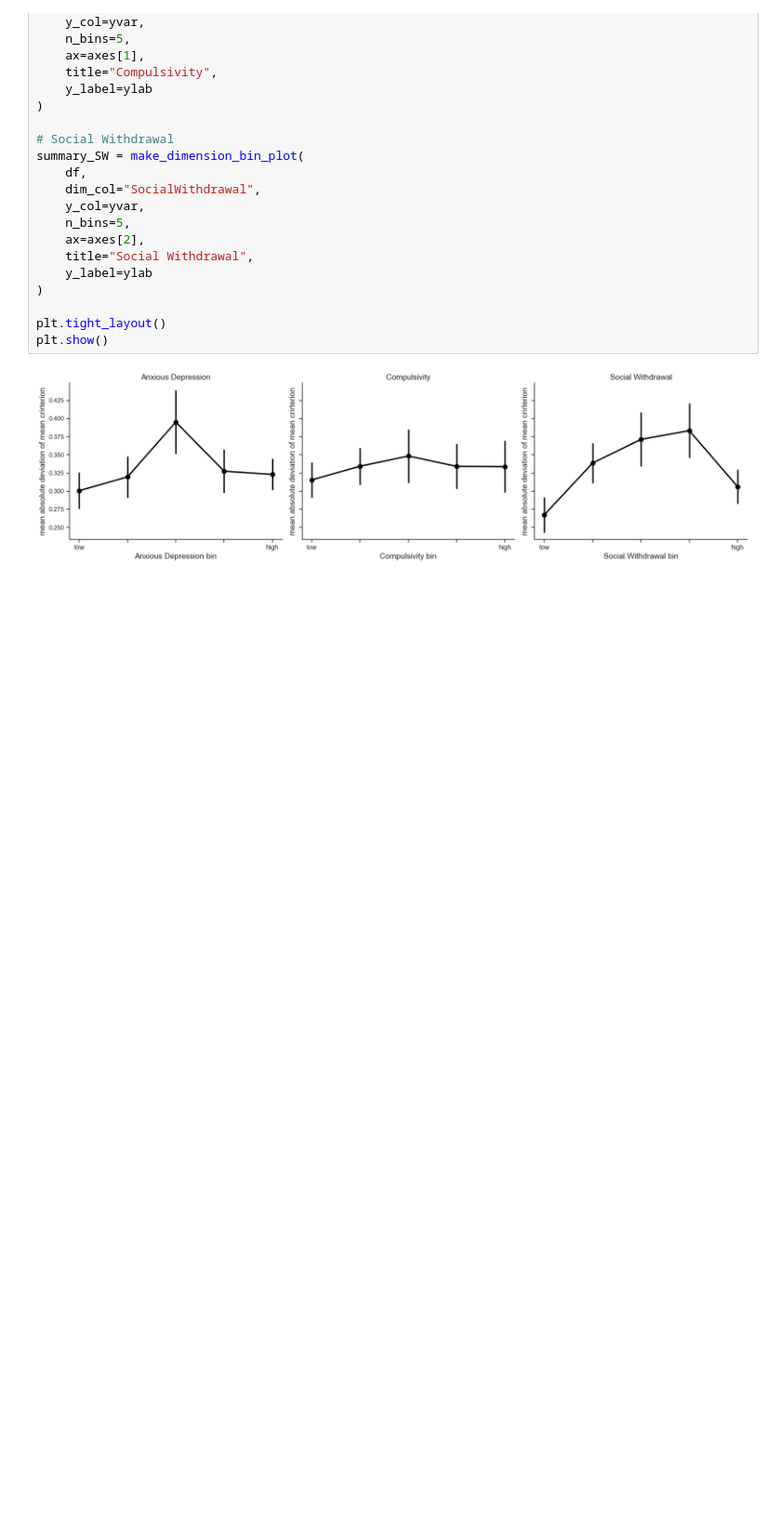
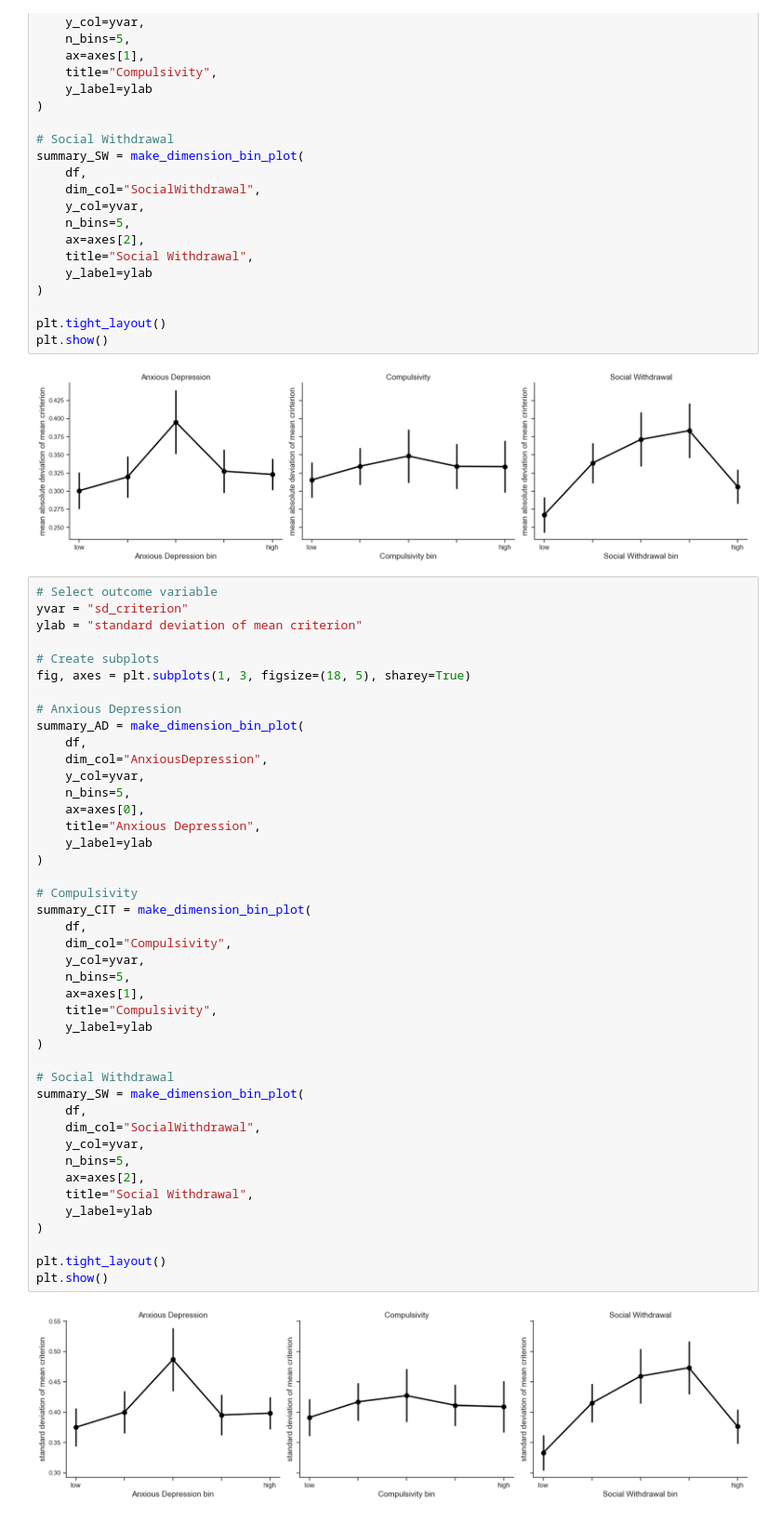
Before and after one commit to davidejongheTheoryandResearch/simulationsHmfc, a Jupyter notebook: Hmfc_on_symptomdata.ipynb, the cells around one changed output. Shown at 93% size. Drawn from its saved outputs; the diff is of its cells as text; blank space fills up the shorter version.

Commit message:
added sd figure

```diff
--- a/Hmfc_on_symptomdata.ipynb
+++ b/Hmfc_on_symptomdata.ipynb
@@ -795,3 +795,48 @@ plt.tight_layout()
 plt.show()
 # %% [output]
 [figure]
+# %%
+# Select outcome variable
+yvar = "sd_criterion"
+ylab = "standard deviation of mean criterion"
+
+# Create subplots
+fig, axes = plt.subplots(1, 3, figsize=(18, 5), sharey=True)
+
+# Anxious Depression
+summary_AD = make_dimension_bin_plot(
+    df,
+    dim_col="AnxiousDepression",
+    y_col=yvar,
+    n_bins=5,
+    ax=axes[0],
+    title="Anxious Depression",
+    y_label=ylab
+)
+
+# Compulsivity
+summary_CIT = make_dimension_bin_plot(
+    df,
+    dim_col="Compulsivity",
+    y_col=yvar,
+    n_bins=5,
+    ax=axes[1],
+    title="Compulsivity",
+    y_label=ylab
+)
+
+# Social Withdrawal
+summary_SW = make_dimension_bin_plot(
+    df,
+    dim_col="SocialWithdrawal",
+    y_col=yvar,
+    n_bins=5,
+    ax=axes[2],
+    title="Social Withdrawal",
+    y_label=ylab
+)
+
+plt.tight_layout()
+plt.show()
+# %% [output]
+[figure, added]
```
Also changed, not shown: parts of 2 cells of this notebook.
